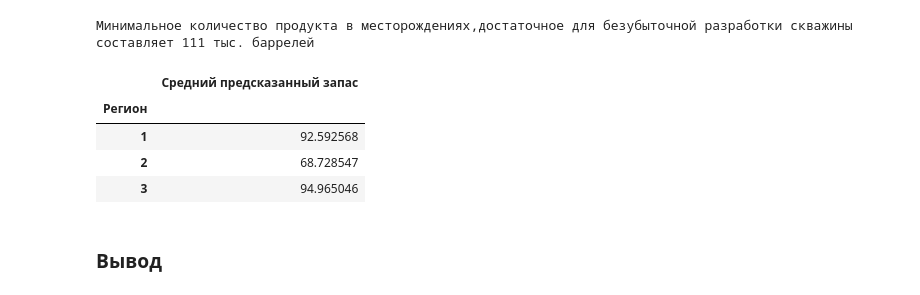
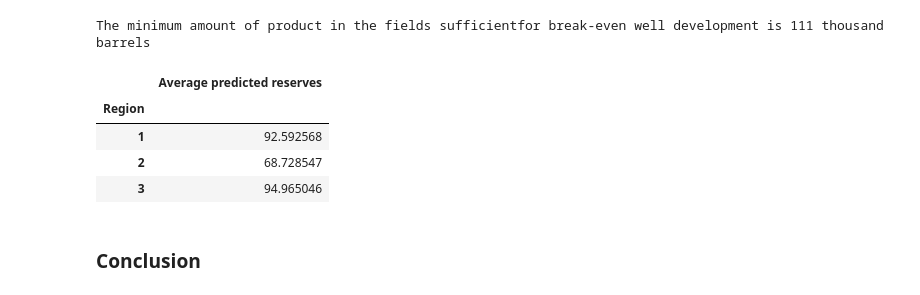
Before and after one commit to radio-raheem/my-projects, a Jupyter notebook: сhoosing_location_for_a_well/сhoosing_location_for_a_well_git.ipynb, the cells around one changed output. Cells and saved outputs as stored; diff of their text form; code cells hidden in the pictures.

```diff
--- a/сhoosing_location_for_a_well/сhoosing_location_for_a_well_git.ipynb
+++ b/сhoosing_location_for_a_well/сhoosing_location_for_a_well_git.ipynb
@@ -356,0 +246,21 @@ TARGET_2 = target_valid_2
+# %%
+# Write a function that will create a mathematical model of
+# linear regression, train it and make predictions.
+# We will also include the display of the main metrics in the function.
+def ml(feat_train, target_train, feat_valid, target_valid):
+    model = LinearRegression()
+    model.fit(feat_train, target_train)
+    predictions = pd.Series(
+    model.predict(feat_valid),
+    index=target_valid.index
+    )
+    # Calculate the metrics of MSE, RMSE, R2, MAE,
+    # and also.
+    mse = mean_squared_error(target_valid, predictions)
+    print('MSE is =', mse)
+    print('RMSE is =', mse ** 0.5)
+    print('R2 is =', r2_score(target_valid, predictions))
+    print('MAE is =', mean_absolute_error(target_valid, predictions))
+    print('The average reserves of predicted raw materials was',
+          predictions.mean(), 'thousand barrels')
+    return predictions
@@ -360,30 +360,30 @@ BEST_WELLS = 200
 WELL_DEVELOP_BUDGET = 10_000_000
 BARREL_INCOME = 450
 # %%
-# Посчитаем минимальное среднее количество продукта в месторождениях региона,
-# достаточное для безубыточной разработки скважины.
+# Calculate the minimum average amount of the product in the deposits of the region,
+# sufficient for break-even well development.
 MIN_BREAK_EVEN_RESERVE = WELL_DEVELOP_BUDGET / BEST_WELLS / BARREL_INCOME
-print('Минимальное количество продукта в месторождениях,'
-    'достаточное для безубыточной разработки скважины составляет',
-      round(MIN_BREAK_EVEN_RESERVE), 'тыс. баррелей')
+print('The minimum amount of product in the fields sufficient'
+    'for break-even well development is',
+      round(MIN_BREAK_EVEN_RESERVE), 'thousand barrels')
 numbers = [
     PREDICTED_0.mean(),
     PREDICTED_1.mean(),
     PREDICTED_2.mean()
 ]
 average_reserves = pd.DataFrame(
     data = numbers,
-    columns = ['Средний предсказанный запас'],
+    columns = ['Average predicted reserves'],
     index = [1,2,3]
 )
-average_reserves.index.name = 'Регион'
+average_reserves.index.name = 'Region'
 display(average_reserves)
 # %% [output]
-Минимальное количество продукта в месторождениях,достаточное для безубыточной разработки скважины составляет 111 тыс. баррелей
+The minimum amount of product in the fields sufficientfor break-even well development is 111 thousand barrels
-|  | Средний предсказанный запас |
-| Регион |  |
+|  | Average predicted reserves |
+| Region |  |
 | 1 | 92.592568 |
 | 2 | 68.728547 |
 | 3 | 94.965046 |
 # %% [markdown]
-### Вывод
+### Conclusion
```
Also changed, not shown: parts of 66 cells of this notebook.
